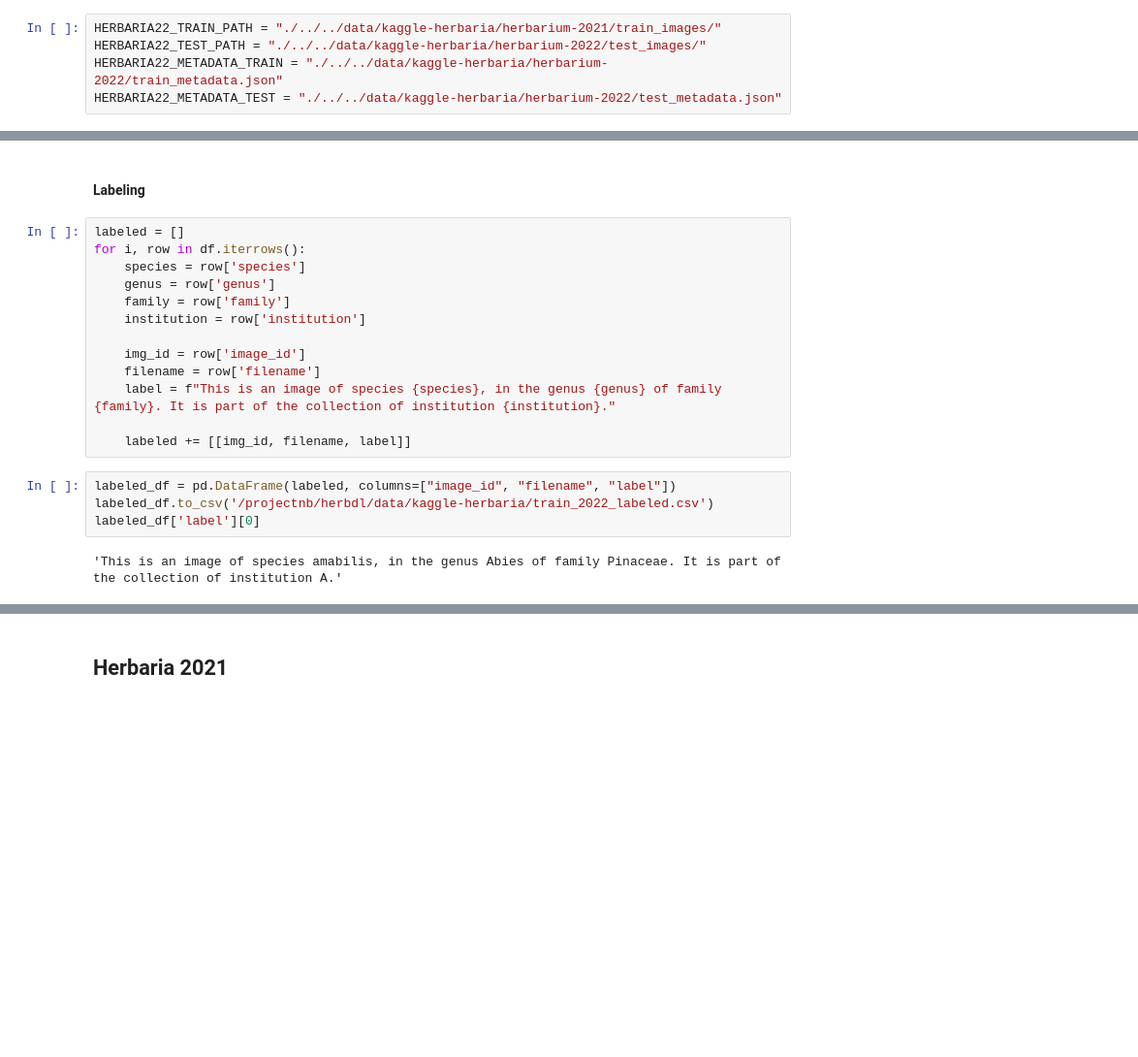
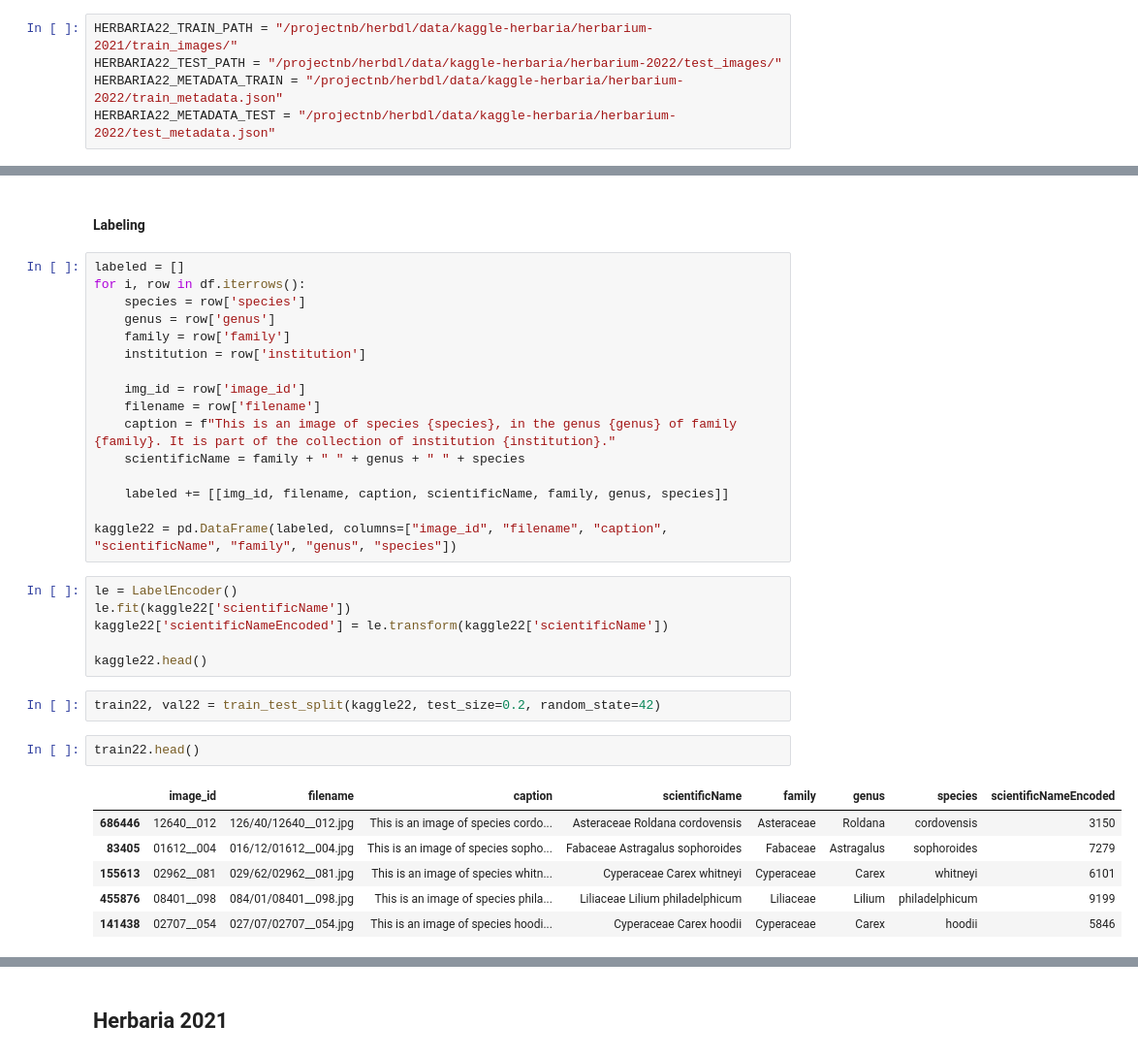
Before and after one commit to DL4DS/herbdl, a Jupyter notebook: utils/labeling.ipynb, the cells around one changed output, grey strips where cells are left out. Shown at 97% size. Drawn from its saved outputs; the diff is of its cells as text; blank space fills up the shorter version.

Commit message:
Dataset name update + utils

```diff
--- a/utils/labeling.ipynb
+++ b/utils/labeling.ipynb
@@ -5,10 +8,10 @@ import json
 # %% [markdown]
 ## Herbaria 2022
 # %%
-HERBARIA22_TRAIN_PATH = "./../../data/kaggle-herbaria/herbarium-2021/train_images/"
-HERBARIA22_TEST_PATH = "./../../data/kaggle-herbaria/herbarium-2022/test_images/"
-HERBARIA22_METADATA_TRAIN = "./../../data/kaggle-herbaria/herbarium-2022/train_metadata.json"
-HERBARIA22_METADATA_TEST = "./../../data/kaggle-herbaria/herbarium-2022/test_metadata.json"
+HERBARIA22_TRAIN_PATH = "/projectnb/herbdl/data/kaggle-herbaria/herbarium-2021/train_images/"
+HERBARIA22_TEST_PATH = "/projectnb/herbdl/data/kaggle-herbaria/herbarium-2022/test_images/"
+HERBARIA22_METADATA_TRAIN = "/projectnb/herbdl/data/kaggle-herbaria/herbarium-2022/train_metadata.json"
+HERBARIA22_METADATA_TEST = "/projectnb/herbdl/data/kaggle-herbaria/herbarium-2022/test_metadata.json"
 # %%
 with open(HERBARIA22_METADATA_TRAIN) as f:
     train_metadata = json.load(f)
@@ -57,12 +62,26 @@ for i, row in df.iterrows():
 
     img_id = row['image_id']
     filename = row['filename']
-    label = f"This is an image of species {species}, in the genus {genus} of family {family}. It is part of the collection of institution {institution}."
+    caption = f"This is an image of species {species}, in the genus {genus} of family {family}. It is part of the collection of institution {institution}."
+    scientificName = family + " " + genus + " " + species
 
-    labeled += [[img_id, filename, label]]
+    labeled += [[img_id, filename, caption, scientificName, family, genus, species]]
+
+kaggle22 = pd.DataFrame(labeled, columns=["image_id", "filename", "caption", "scientificName", "family", "genus", "species"])
-# %%
-labeled_df = pd.DataFrame(labeled, columns=["image_id", "filename", "label"])
-labeled_df.to_csv('/projectnb/herbdl/data/kaggle-herbaria/train_2022_labeled.csv')
-labeled_df['label'][0]
-# %% [output]
-'This is an image of species amabilis, in the genus Abies of family Pinaceae. It is part of the collection of institution A.'
+# %%
+le = LabelEncoder()
+le.fit(kaggle22['scientificName'])
+kaggle22['scientificNameEncoded'] = le.transform(kaggle22['scientificName'])
+
+kaggle22.head()
+# %%
+train22, val22 = train_test_split(kaggle22, test_size=0.2, random_state=42)
+# %%
+train22.head()
+# %% [output]
+|  | image_id | filename | caption | scientificName | family | genus | species | scientificNameEncoded |
+| 686446 | 12640__012 | 126/40/12640__012.jpg | This is an image of species cordo... | Asteraceae Roldana cordovensis | Asteraceae | Roldana | cordovensis | 3150 |
+| 83405 | 01612__004 | 016/12/01612__004.jpg | This is an image of species sopho... | Fabaceae Astragalus sophoroides | Fabaceae | Astragalus | sophoroides | 7279 |
+| 155613 | 02962__081 | 029/62/02962__081.jpg | This is an image of species whitn... | Cyperaceae Carex whitneyi | Cyperaceae | Carex | whitneyi | 6101 |
+| 455876 | 08401__098 | 084/01/08401__098.jpg | This is an image of species phila... | Liliaceae Lilium philadelphicum | Liliaceae | Lilium | philadelphicum | 9199 |
+| 141438 | 02707__054 | 027/07/02707__054.jpg | This is an image of species hoodi... | Cyperaceae Carex hoodii | Cyperaceae | Carex | hoodii | 5846 |
```
Also changed, not shown: parts of 16 cells of this notebook, 3 other files.
